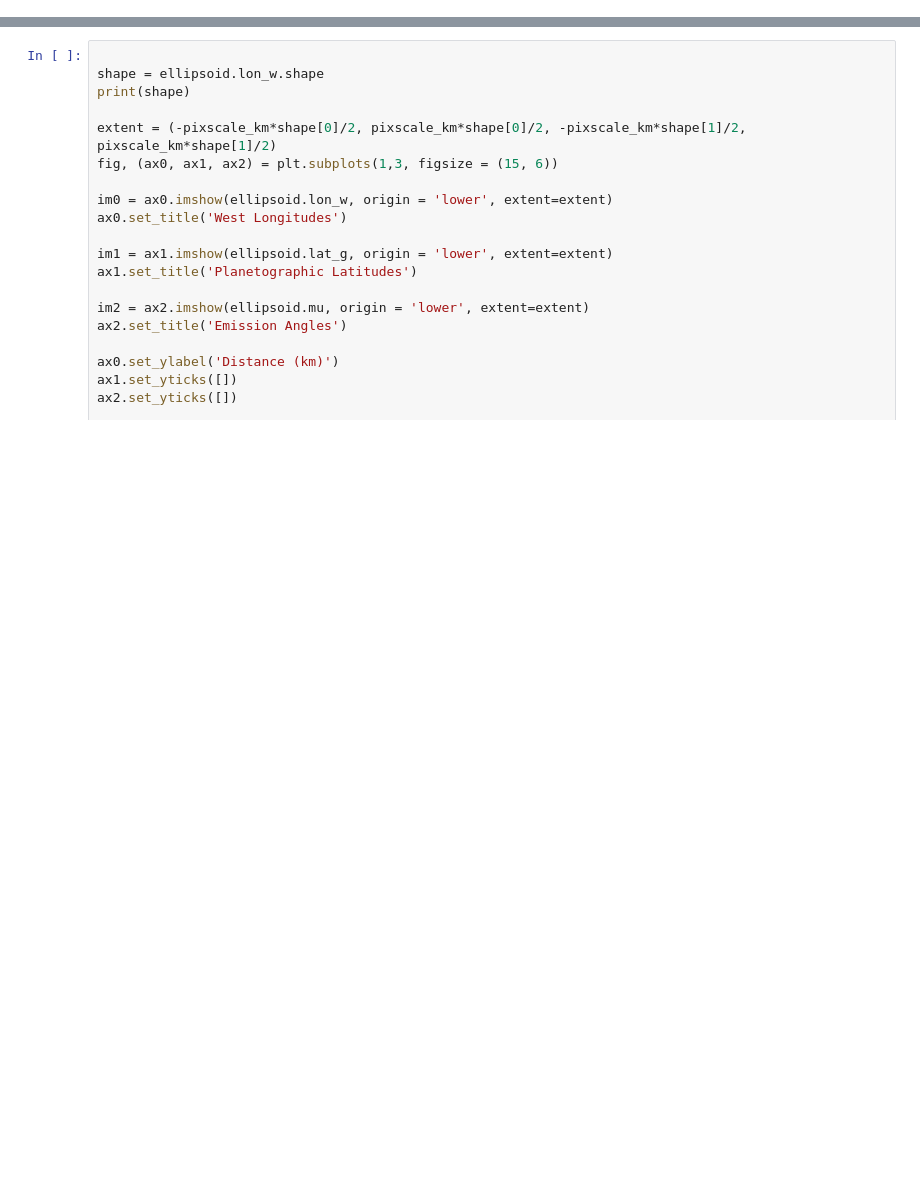
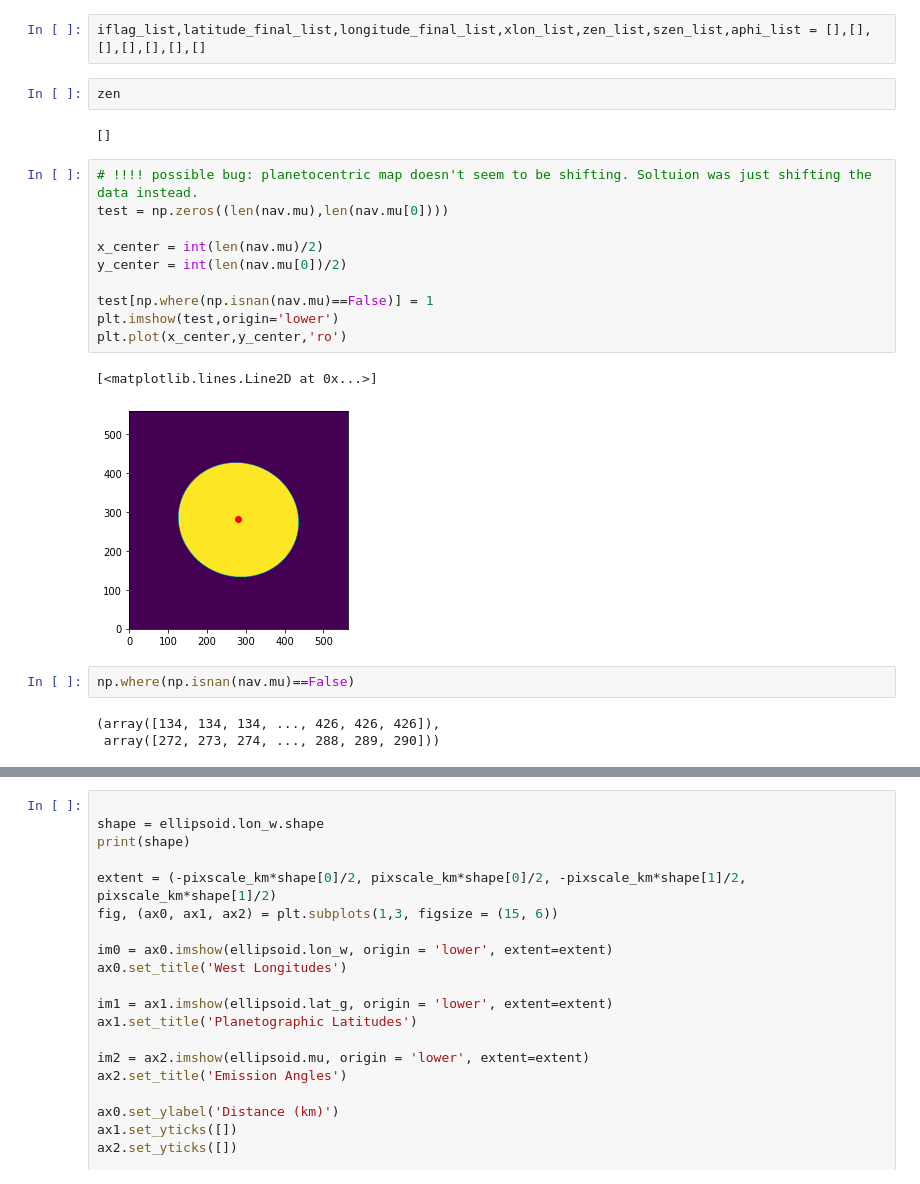
Before and after one commit to dahlek/spextraction, a Jupyter notebook: spextraction.ipynb, the cells around one changed output, grey strips where cells are left out. Saved outputs shown, nothing was run; the diff lists cells and outputs as text; blank space fills up the shorter version.

```diff
--- a/spextraction.ipynb
+++ b/spextraction.ipynb
@@ -193,0 +490,24 @@ ellipsoid, pixscale_km = spextraction('/Users/emmadahl/Desktop/spextraction/test
+# %%
+iflag_list,latitude_final_list,longitude_final_list,xlon_list,zen_list,szen_list,aphi_list = [],[],[],[],[],[],[]
+# %%
+zen
+# %% [output]
+[]
+# %%
+# !!!! possible bug: planetocentric map doesn't seem to be shifting. Soltuion was just shifting the data instead.
+test = np.zeros((len(nav.mu),len(nav.mu[0])))
+
+x_center = int(len(nav.mu)/2)
+y_center = int(len(nav.mu[0])/2)
+
+test[np.where(np.isnan(nav.mu)==False)] = 1
+plt.imshow(test,origin='lower')
+plt.plot(x_center,y_center,'ro')
+# %% [output]
+[<matplotlib.lines.Line2D at 0x...>]
+[figure, added]
+# %%
+np.where(np.isnan(nav.mu)==False)
+# %% [output]
+(array([134, 134, 134, ..., 426, 426, 426]),
+ array([272, 273, 274, ..., 288, 289, 290]))
```
Also changed, not shown: parts of 17 cells of this notebook.
